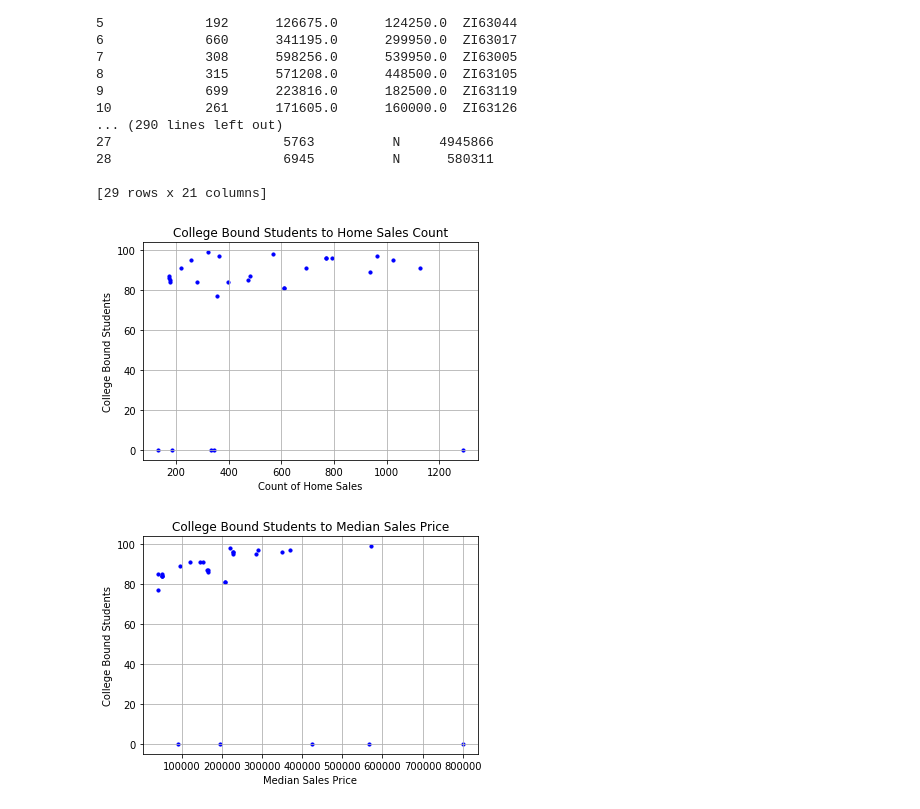
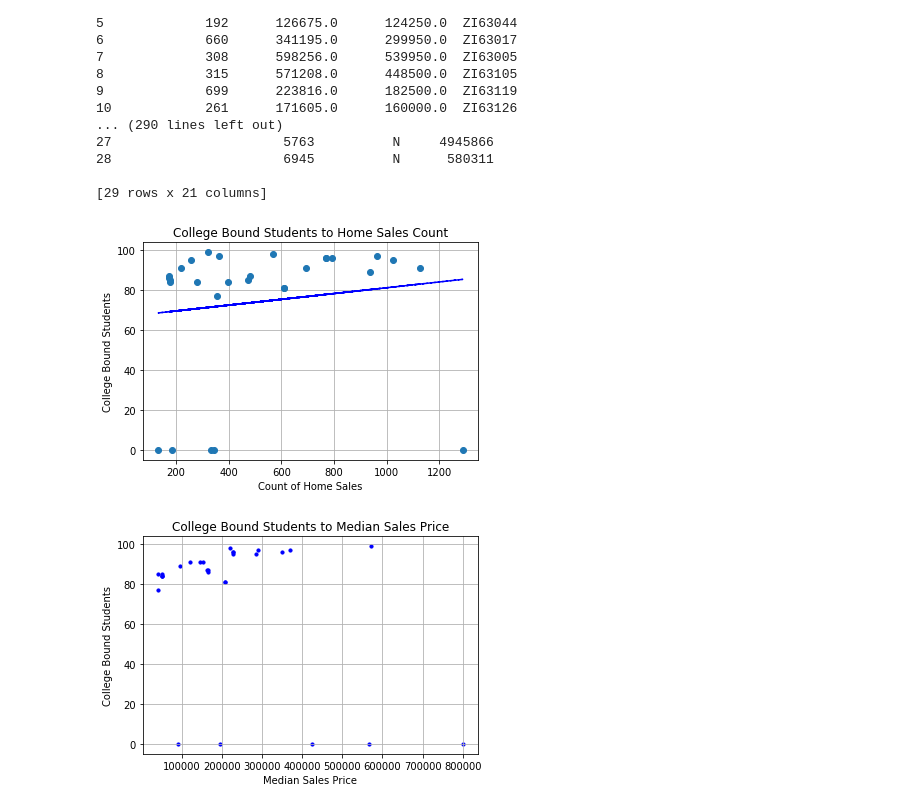
Before and after one commit to turtle3k/team-project, a Jupyter notebook: Data/ChartsforPresentation.ipynb, the cells around one changed output. Drawn from its saved outputs; the diff is of its cells as text; code cells hidden in the pictures.

Commit message:
Regression Line for First Scatterplot

```diff
--- a/Data/ChartsforPresentation.ipynb
+++ b/Data/ChartsforPresentation.ipynb
@@ -39,27 +39,23 @@ print(school_details)
 
 [29 rows x 21 columns]
 # %%
-plt.scatter(sales_details_2018["homesalecount"], school_details["collegebound"], marker="o", s = 10, color = ["blue"])
-
 #Attempt 1 at Regression Line
-#(slope, intercept, _, _, _) = linregress(sales_details_2018["homesalecount"], school_details["collegebound"])
-#fit = slope * sales_details_2018["homesalecount"] + intercept
-#fig, ax = plt.subplots()
-#ax.set_xlim(0, 10)
-#ax.set_ylim(0, 10)
-#ax.plot(sales_details_2018["homesalecount"], school_details["collegebound"], linewidth=0, marker='o')
-#ax.plot(sales_details_2018["homesalecount"], fit, 'b--')
+(slope, intercept, _, _, _) = linregress(sales_details_2018["homesalecount"], school_details["collegebound"])
+fit = slope * sales_details_2018["homesalecount"] + intercept
+fig, ax = plt.subplots()
+ax.plot(sales_details_2018["homesalecount"], school_details["collegebound"], linewidth=0, marker='o')
+ax.plot(sales_details_2018["homesalecount"], fit, 'b--')
 
 plt.title("College Bound Students to Home Sales Count")
 plt.xlabel("Count of Home Sales")
 plt.ylabel("College Bound Students")
 plt.grid(True)
 
 #plt.savefig("CollegeBoundHomeSalesCount.png")
 
 plt.show()
 # %% [output]
-[figure, old version]
+[figure, new version]
 # %%
 plt.scatter(sales_details_2018["medsaleprice"], school_details["collegebound"], marker="o", color = ["blue"], s = 10)
 
```
